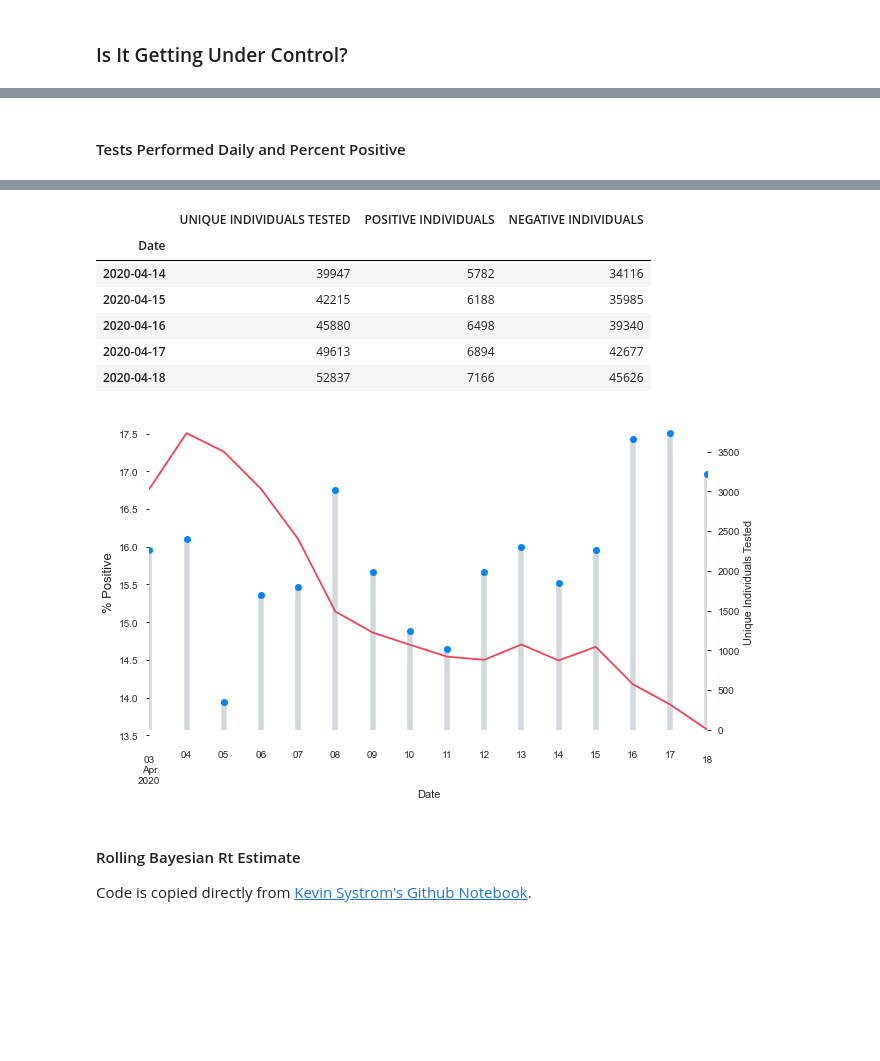
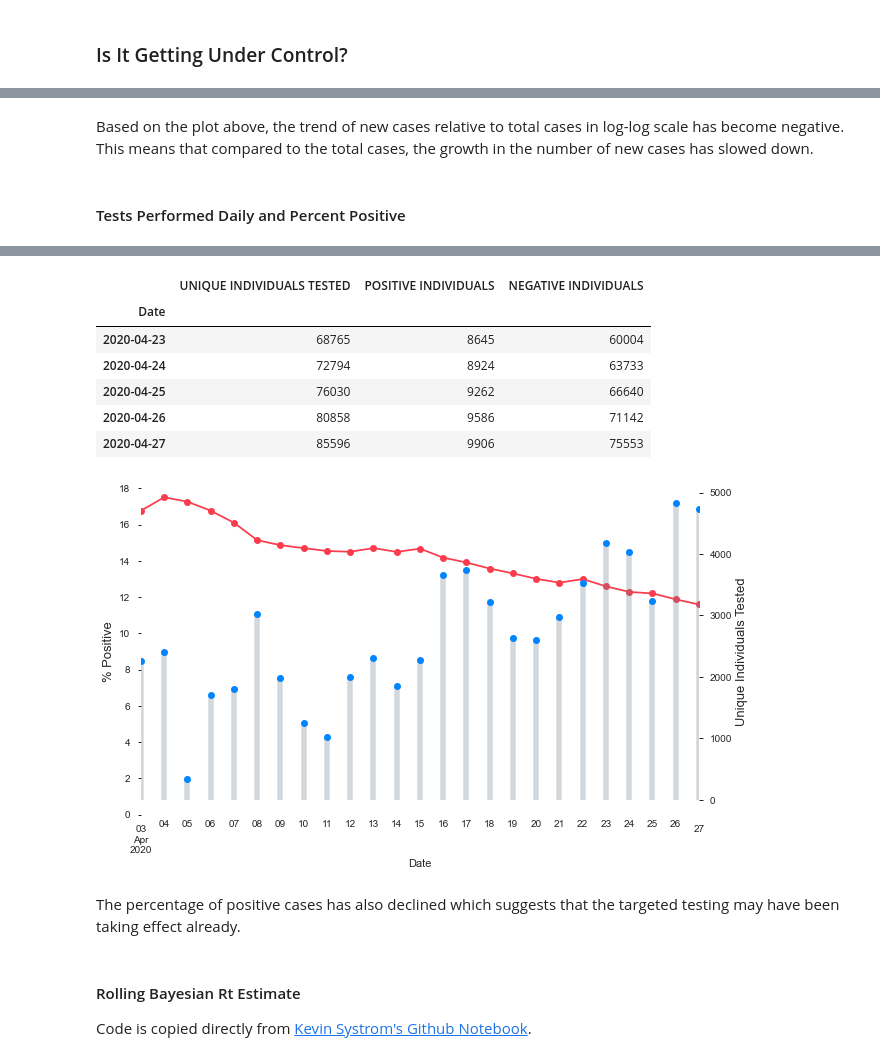
Before and after one commit to jtitusj/Covid19, a Jupyter notebook: notebooks/trend_tracker.ipynb, the cells around one changed output, grey strips where cells are left out. Drawn from its saved outputs; the diff is of its cells as text; code cells hidden in the pictures; blank space fills up the shorter version.

```diff
--- a/notebooks/trend_tracker.ipynb
+++ b/notebooks/trend_tracker.ipynb
@@ -26,7 +25,8 @@ Data is from [DOH's Data Drop](https://drive.google.com/open?id=1-rUCIfDkx9jj4EF
 
 The [trick](https://stackoverflow.com/questions/56611698/pandas-how-to-read-csv-file-from-google-drive-public) to loading the csv file to pandas is to get the file id and use request to load the raw csv into into pandas.
 # %%
-src = 'https://drive.google.com/open?id=1sj-UAy2kefyif5NEWojyIPMSb0Aou64J'
+# src = 'https://drive.google.com/open?id=1AC_x8c1HEgVV997VaeQuJ--viBpbBY_j'
+src = 'https://drive.google.com/open?id=1X_JPTiGr8q12ujnnelDpcpQcMm91AL9T'
 file_id = src.split('=')[1]
 dwn_url='https://drive.google.com/uc?export=download&id=' + file_id
 url = requests.get(dwn_url).text
@@ -201,7 +267,10 @@ fig.tight_layout()
+# %% [markdown]
+Based on the plot above, the trend of new cases relative to total cases in log-log scale has become negative. This means that compared to the total cases, the growth in the number of new cases has slowed down.
 # %% [markdown]
 #### Tests Performed Daily and Percent Positive
 # %%
-url = 'https://drive.google.com/open?id=1FeQwYfXRYhb6DTiRjVBztFn76paA3Cl8'
+# url = 'https://drive.google.com/open?id=1f-R_LDq75nxzP0IjyzHCTVNLd1BbII5N'
+url = 'https://drive.google.com/open?id=1E7cpkihKtojkyuoy2UMYuSlMn8NsHu7D'
 file_id = url.split('=')[1]
 dwn_url='https://drive.google.com/uc?export=download&id=' + file_id
 url = requests.get(dwn_url).text
@@ -230,30 +299,32 @@ df_test_counts.tail()
 # %% [output]
 |  | UNIQUE INDIVIDUALS TESTED | POSITIVE INDIVIDUALS | NEGATIVE INDIVIDUALS |
 | Date |  |  |  |
-| 2020-04-14 | 39947 | 5782 | 34116 |
-| 2020-04-15 | 42215 | 6188 | 35985 |
-| 2020-04-16 | 45880 | 6498 | 39340 |
-| 2020-04-17 | 49613 | 6894 | 42677 |
-| 2020-04-18 | 52837 | 7166 | 45626 |
+| 2020-04-23 | 68765 | 8645 | 60004 |
+| 2020-04-24 | 72794 | 8924 | 63733 |
+| 2020-04-25 | 76030 | 9262 | 66640 |
+| 2020-04-26 | 80858 | 9586 | 71142 |
+| 2020-04-27 | 85596 | 9906 | 75553 |
 # %%
 fig, ax = plt.subplots(figsize=(10, 6))
 
-((100*(df_test_counts.iloc[:, 1] /
-       (df_test_counts.iloc[:, 1] + df_test_counts.iloc[:, 2])))
- .plot(ax=ax, color='#fa3c4c'))
+percent_positive = (100*df_test_counts.iloc[:, 1] /
+                    df_test_counts.iloc[:, 1:].sum(axis=1))
+percent_positive.plot(ax=ax, color='#fa3c4c', marker='o')
 ax.set_ylabel('% Positive', fontsize=13)
-# ax.set_ylim(12, 18)
+ax.set_ylim(0, 18)
 
 ax2 = ax.twinx()
 daily_tests = df_test_counts.iloc[:, 0].diff().dropna()
 daily_tests.plot(ax=ax2, marker='o', linestyle='', color='#0084ff')
 ax2.vlines(x=daily_tests.index, ymin=0, color='#708090',
            ymax=daily_tests.values, alpha=.3,
            linewidth=5.5)
-ax2.set_ylabel('Unique Individuals Tested');
+ax2.set_ylabel('Unique Individuals Tested', fontsize=13);
 # ax2.set_ylim(0, )
 # %% [output]
-[figure, old version]
+[figure, new version]
+# %% [markdown]
+The percentage of positive cases has also declined which suggests that the targeted testing may have been taking effect already.
 # %% [markdown]
 #### Rolling Bayesian Rt Estimate
 
```
Also changed, not shown: parts of 32 cells of this notebook.
